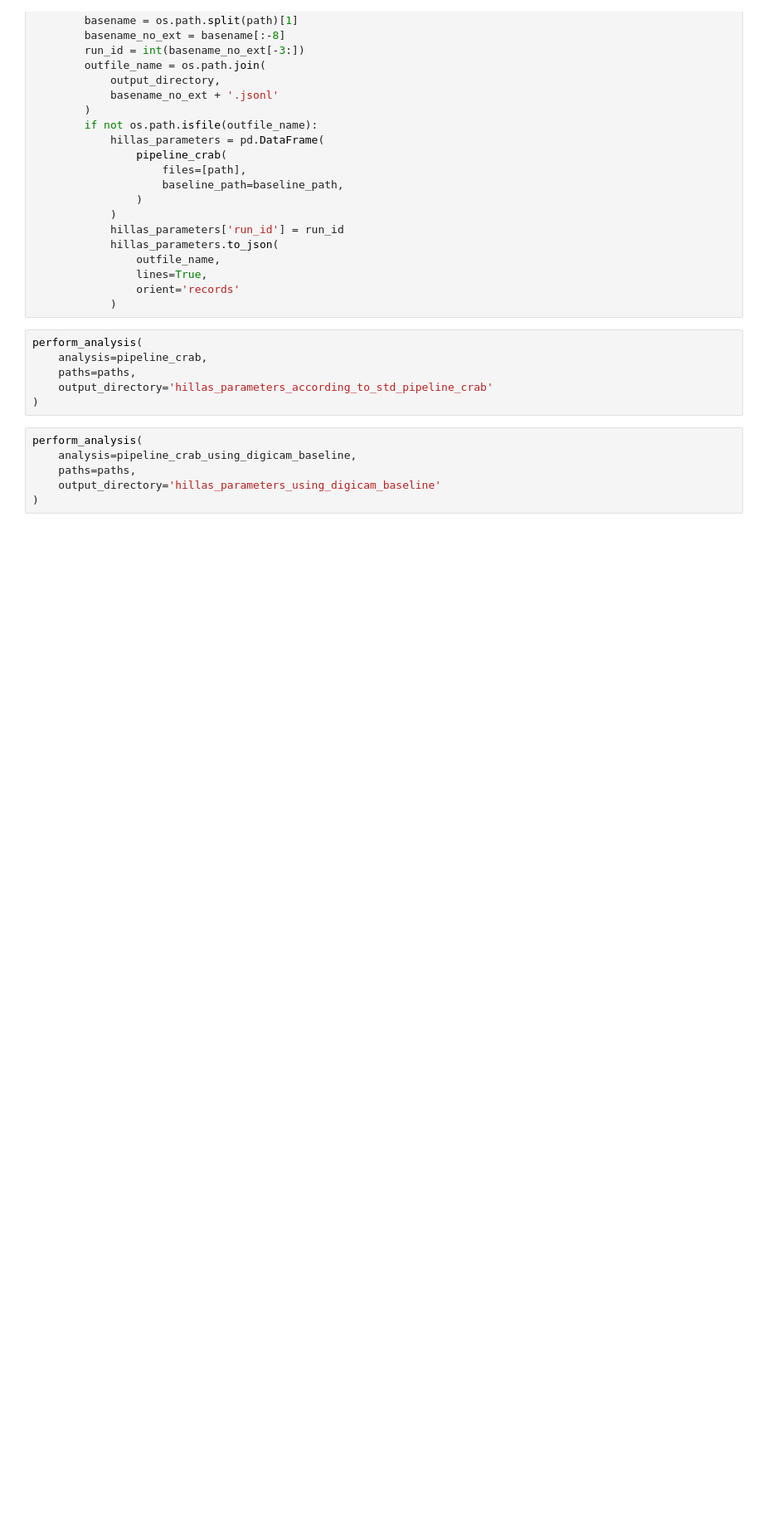
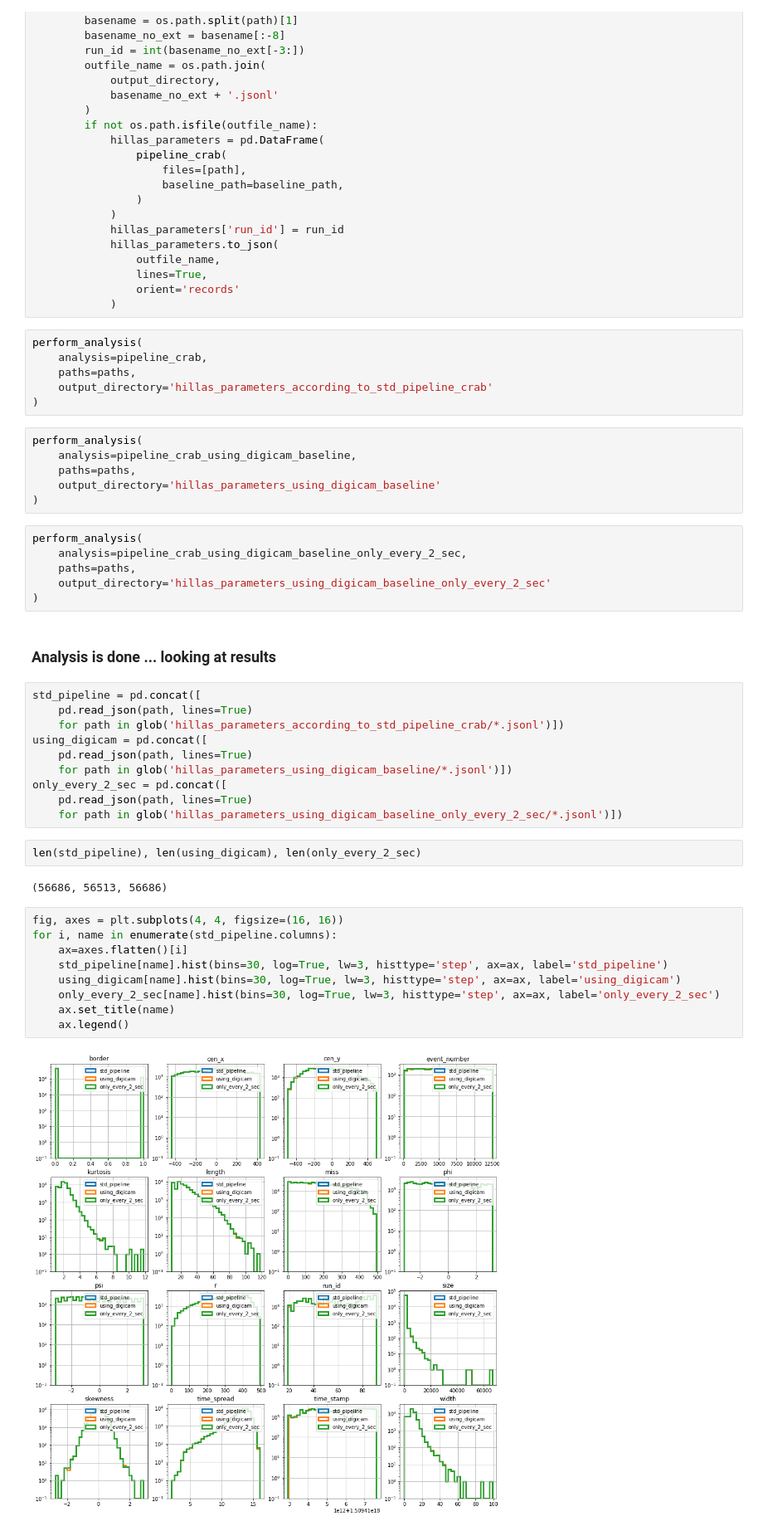
Before and after one commit to dneise/digicam_crab_data_study, a Jupyter notebook: Compare_hillas_parameters_using_different_baseline_strategies.ipynb, the cells around one changed output. Shown at 83% size. Saved outputs shown, nothing was run; the diff lists cells and outputs as text; blank space fills up the shorter version.

```diff
--- a/Compare_hillas_parameters_using_different_baseline_strategies.ipynb
+++ b/Compare_hillas_parameters_using_different_baseline_strategies.ipynb
@@ -120,3 +121,36 @@ perform_analysis(
     paths=paths,
     output_directory='hillas_parameters_using_digicam_baseline'
 )
+# %%
+perform_analysis(
+    analysis=pipeline_crab_using_digicam_baseline_only_every_2_sec,
+    paths=paths,
+    output_directory='hillas_parameters_using_digicam_baseline_only_every_2_sec'
+)
+# %% [markdown]
+### Analysis is done ... looking at results
+# %%
+std_pipeline = pd.concat([
+    pd.read_json(path, lines=True)
+    for path in glob('hillas_parameters_according_to_std_pipeline_crab/*.jsonl')])
+using_digicam = pd.concat([
+    pd.read_json(path, lines=True)
+    for path in glob('hillas_parameters_using_digicam_baseline/*.jsonl')])
+only_every_2_sec = pd.concat([
+    pd.read_json(path, lines=True)
+    for path in glob('hillas_parameters_using_digicam_baseline_only_every_2_sec/*.jsonl')])
+# %%
+len(std_pipeline), len(using_digicam), len(only_every_2_sec)
+# %% [output]
+(56686, 56513, 56686)
+# %%
+fig, axes = plt.subplots(4, 4, figsize=(16, 16))
+for i, name in enumerate(std_pipeline.columns):
+    ax=axes.flatten()[i]
+    std_pipeline[name].hist(bins=30, log=True, lw=3, histtype='step', ax=ax, label='std_pipeline')
+    using_digicam[name].hist(bins=30, log=True, lw=3, histtype='step', ax=ax, label='using_digicam')
+    only_every_2_sec[name].hist(bins=30, log=True, lw=3, histtype='step', ax=ax, label='only_every_2_sec')
+    ax.set_title(name)
+    ax.legend()
+# %% [output]
+[figure, added]
```
Also changed, not shown: parts of 2 cells of this notebook.
